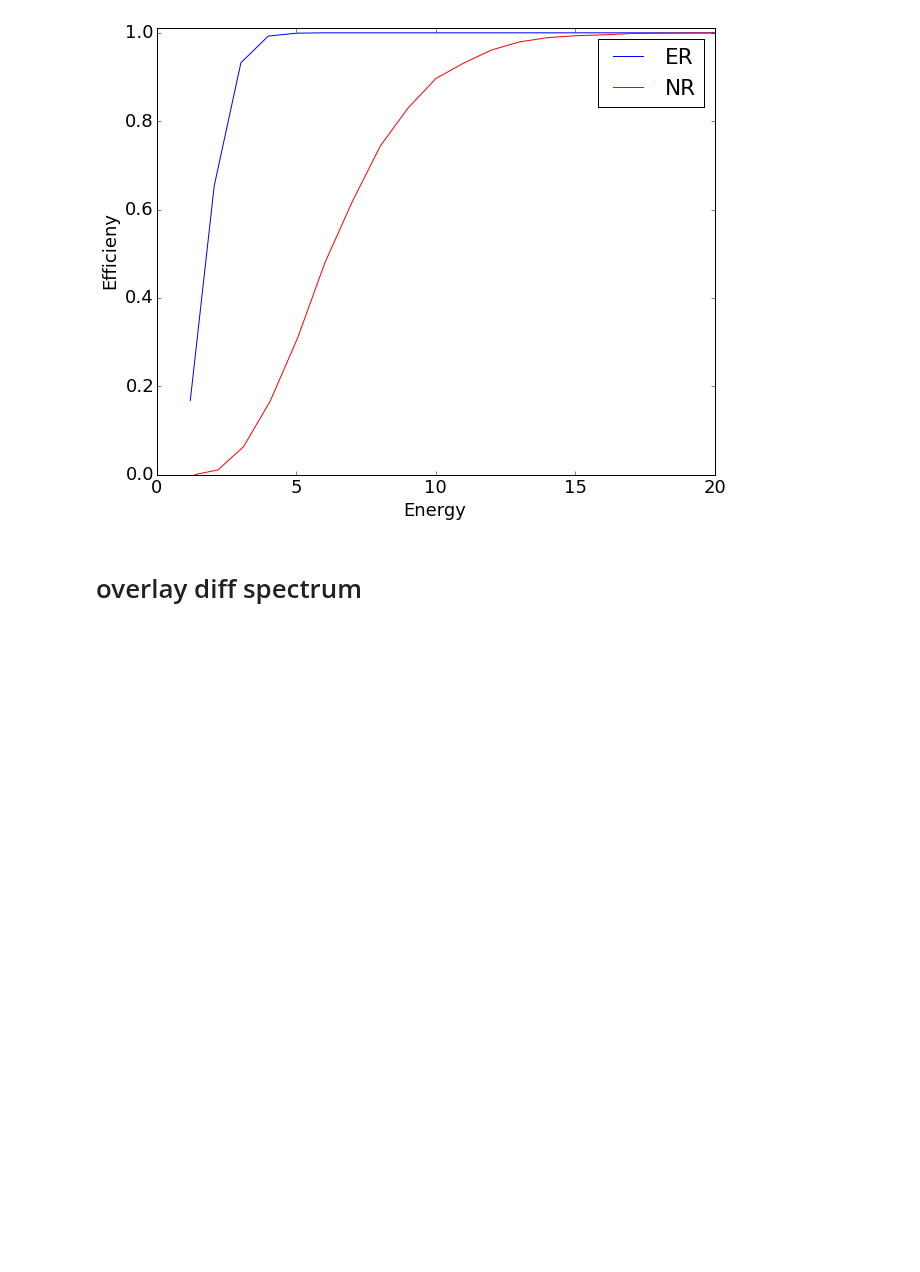
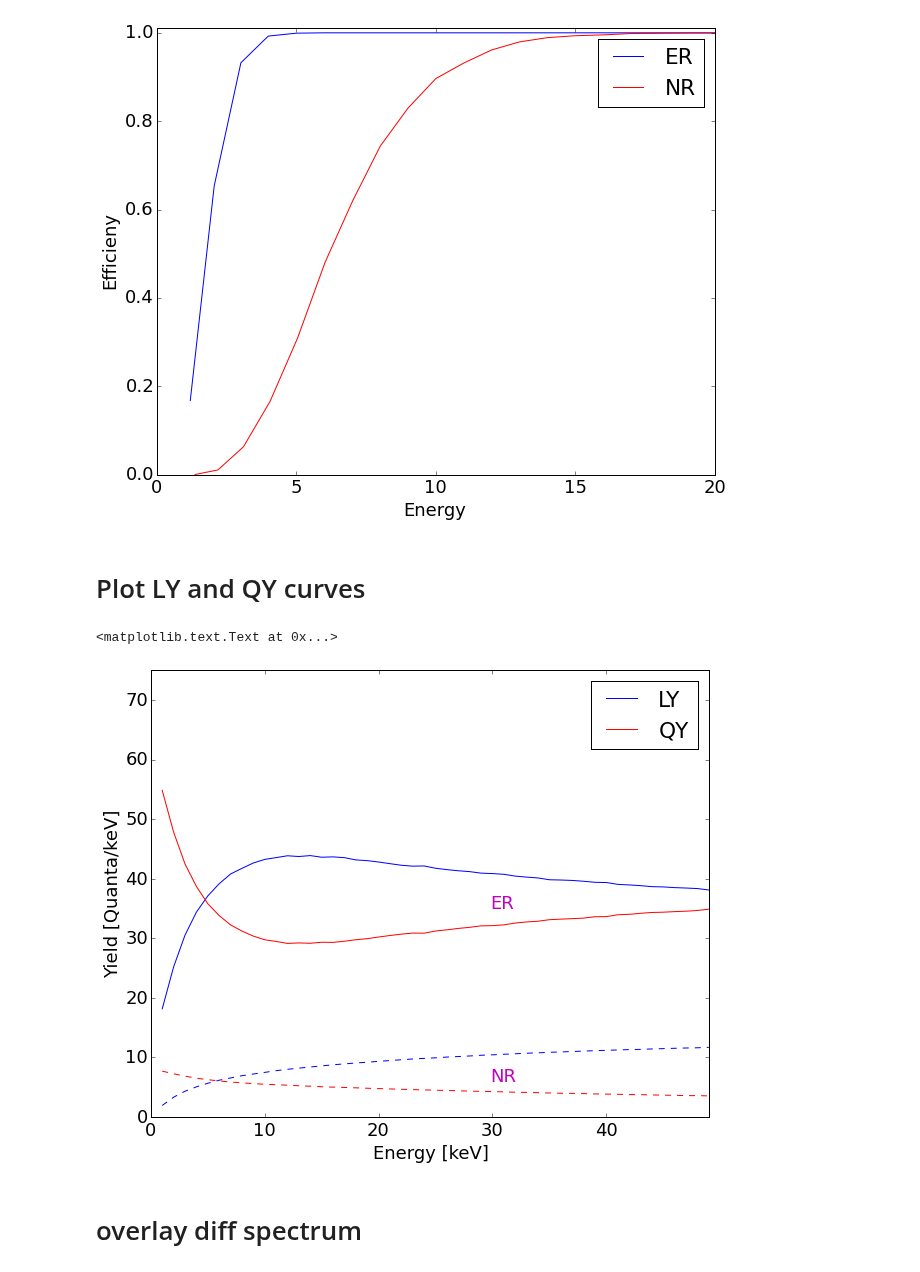
Before and after one commit to attdobi/iPyNb, a Jupyter notebook: PyNEST/LZ_S1S2_BG_Calc.ipynb, the cells around one changed output. Saved outputs shown, nothing was run; the diff lists cells and outputs as text; code cells hidden in the pictures; blank space fills up the shorter version.

```diff
--- a/PyNEST/LZ_S1S2_BG_Calc.ipynb
+++ b/PyNEST/LZ_S1S2_BG_Calc.ipynb
@@ -134,6 +136,45 @@ ylabel('Efficieny')
 savetxt('data/Eff.txt',np.vstack([E_bin_cen_e, Eff_e,E_bin_cen_r, Eff_r]).T)
 # %% [output]
 [figure]
+# %% [markdown]
+<h1> Plot LY and QY curves </h1>
+# %%
+f_drift=700
+E=[]
+LYe=[]
+QYe=[]
+LYr=[]
+QYr=[]
+
+for Es in range(1,50):
+    E.append(Es)
+    Eee=Es*np.ones(5000)
+    Nph, Ne = pn.Nph_Ne('ER',f_drift*np.ones_like(Eee),Eee)/Eee
+    LYe.append(mean(Nph))
+    QYe.append(mean(Ne))
+    Nph, Ne = pn.Nph_Ne('NR',f_drift*np.ones_like(Eee),Eee)/Eee
+    LYr.append(mean(Nph))
+    QYr.append(mean(Ne))
+
+figure()
+plot(E, LYe,'b')
+plot(E, QYe,'r')
+plot(E,LYr,'--b')
+plot(E,QYr,'--r')
+legend(['LY','QY'])
+ylim([0,75])
+xlim([0, max(E)])
+xlabel('Energy [keV]')
+ylabel('Yield [Quanta/keV]')
+plt.rcParams.update({'font.size': 18}) #set all fontsizes to 18
+
+plt.text(30,35,'ER',fontsize=18,color='m')
+plt.text(30,6,'NR',fontsize=18,color='m')
+
+#savetxt('data/Eff.txt',np.vstack([E, LYe,QYe,LYr,QYr]).T)
+# %% [output]
+<matplotlib.text.Text at 0x...>
+[figure, added]
 # %%
 #make a denisty scatter plot
 scatterColor(S1,log10(S2/S1))
```
Also changed, not shown: parts of 4 cells of this notebook, 16 other files.
